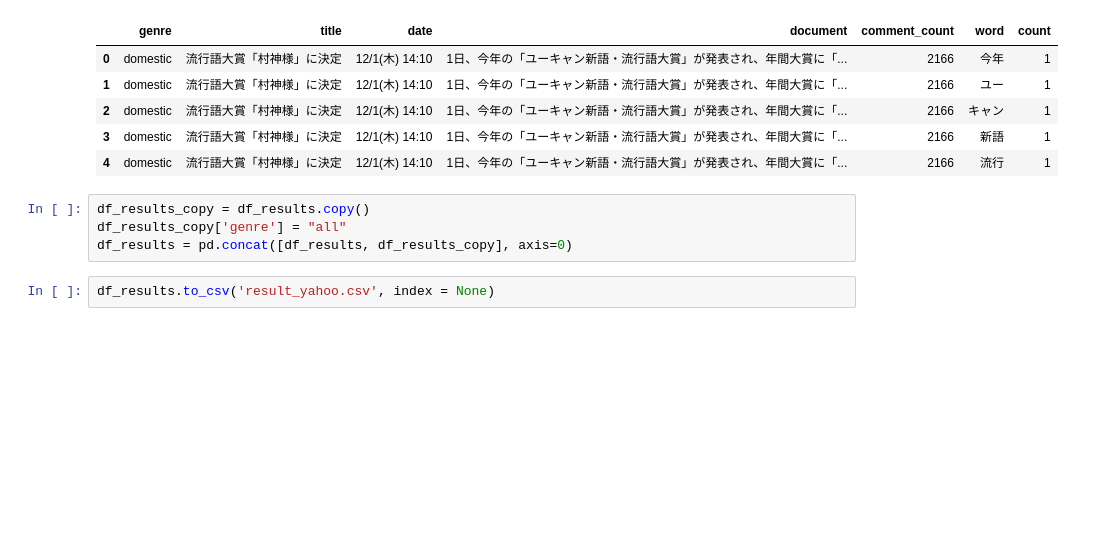
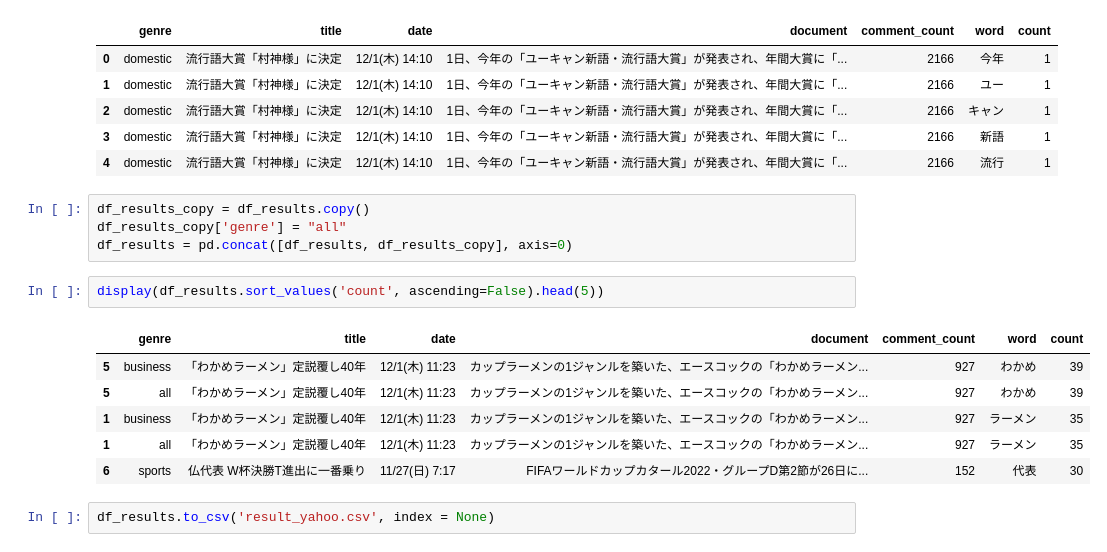
Before and after one commit to River-bok/news-analysis, a Jupyter notebook: new_analysis.ipynb, the cells around one changed output. Saved outputs shown, nothing was run; the diff lists cells and outputs as text; blank space fills up the shorter version.

```diff
--- a/new_analysis.ipynb
+++ b/new_analysis.ipynb
@@ -247,5 +246,14 @@ display(df_results.head(5))
 df_results_copy = df_results.copy()
 df_results_copy['genre'] = "all"
 df_results = pd.concat([df_results, df_results_copy], axis=0)
+# %%
+display(df_results.sort_values('count', ascending=False).head(5))
+# %% [output]
+|  | genre | title | date | document | comment_count | word | count |
+| 5 | business | 「わかめラーメン」定説覆し40年 | 12/1(木) 11:23 | カップラーメンの1ジャンルを築いた、エースコックの「わかめラーメン... | 927 | わかめ | 39 |
+| 5 | all | 「わかめラーメン」定説覆し40年 | 12/1(木) 11:23 | カップラーメンの1ジャンルを築いた、エースコックの「わかめラーメン... | 927 | わかめ | 39 |
+| 1 | business | 「わかめラーメン」定説覆し40年 | 12/1(木) 11:23 | カップラーメンの1ジャンルを築いた、エースコックの「わかめラーメン... | 927 | ラーメン | 35 |
+| 1 | all | 「わかめラーメン」定説覆し40年 | 12/1(木) 11:23 | カップラーメンの1ジャンルを築いた、エースコックの「わかめラーメン... | 927 | ラーメン | 35 |
+| 6 | sports | 仏代表 W杯決勝T進出に一番乗り | 11/27(日) 7:17 | FIFAワールドカップカタール2022・グループD第2節が26日に... | 152 | 代表 | 30 |
 # %%
 df_results.to_csv('result_yahoo.csv', index = None)
```
Also changed, not shown: parts of 1 cell of this notebook.
